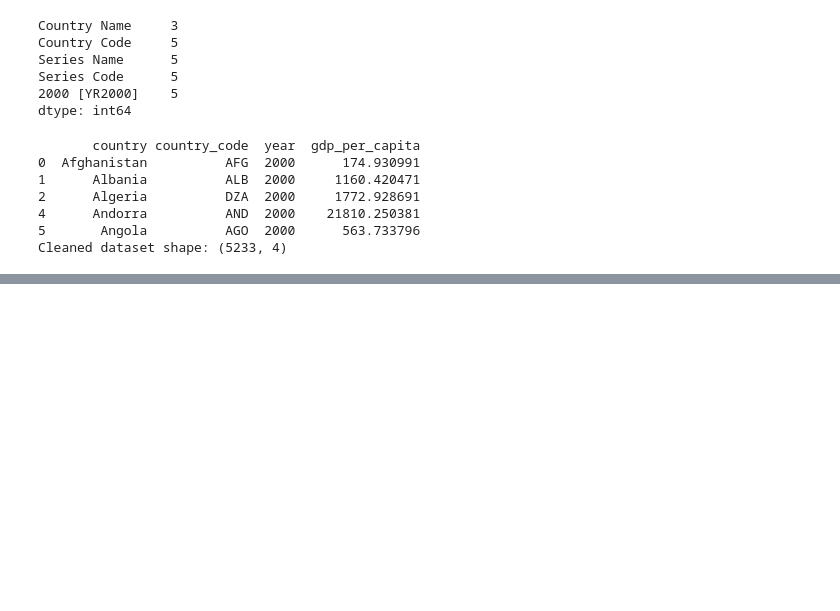
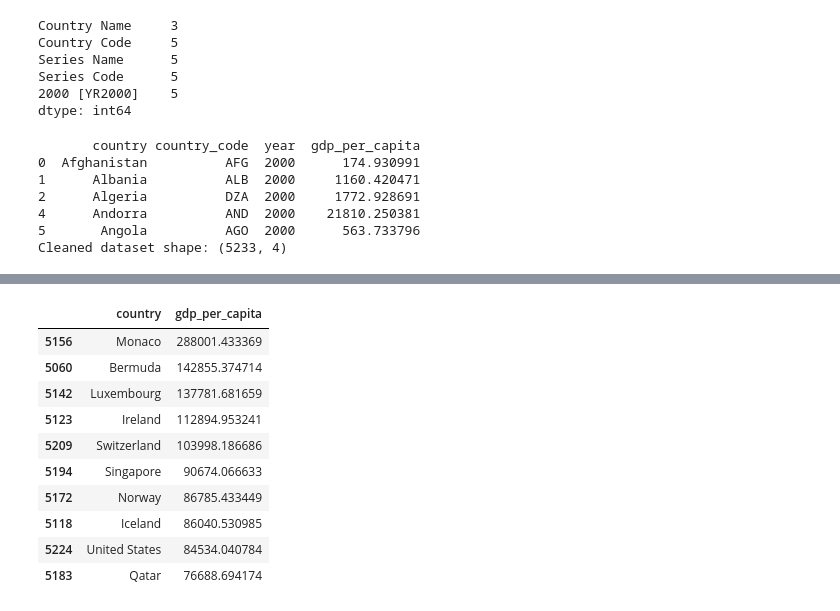
Before and after one commit to MonashTee/python-job-portfolio, a Jupyter notebook: week_01/notebooks/basic_economic_data.ipynb, the cells around one changed output, grey strips where cells are left out. Cells and saved outputs as stored; diff of their text form; code cells hidden in the pictures; blank space fills up the shorter version.

```diff
--- a/week_01/notebooks/basic_economic_data.ipynb
+++ b/week_01/notebooks/basic_economic_data.ipynb
@@ -106,0 +164,23 @@ gdp_long.to_csv(
+# %%
+# comparing countries (Top 10 countries by GDP per capita (latest year))
+latest_year = gdp_clean['year'].max()
+
+top_countries = (
+    gdp_clean[gdp_clean['year'] == latest_year]
+    .sort_values('gdp_per_capita', ascending=False)
+    .head(10)
+)
+
+top_countries[['country', 'gdp_per_capita']]
+# %% [output]
+|  | country | gdp_per_capita |
+| 5156 | Monaco | 288001.433369 |
+| 5060 | Bermuda | 142855.374714 |
+| 5142 | Luxembourg | 137781.681659 |
+| 5123 | Ireland | 112894.953241 |
+| 5209 | Switzerland | 103998.186686 |
+| 5194 | Singapore | 90674.066633 |
+| 5172 | Norway | 86785.433449 |
+| 5118 | Iceland | 86040.530985 |
+| 5224 | United States | 84534.040784 |
+| 5183 | Qatar | 76688.694174 |
```
Also changed, not shown: parts of 8 cells of this notebook.
